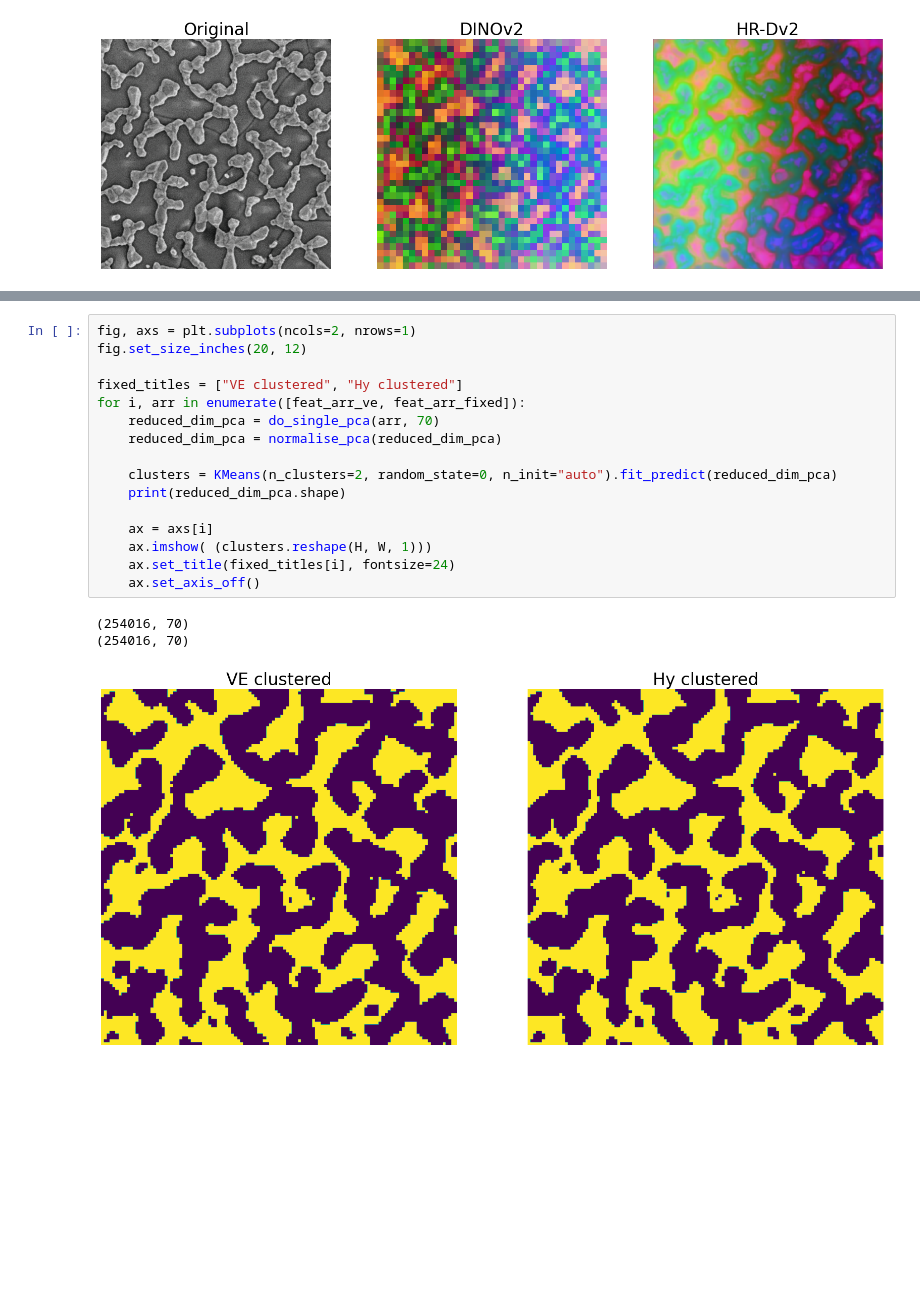
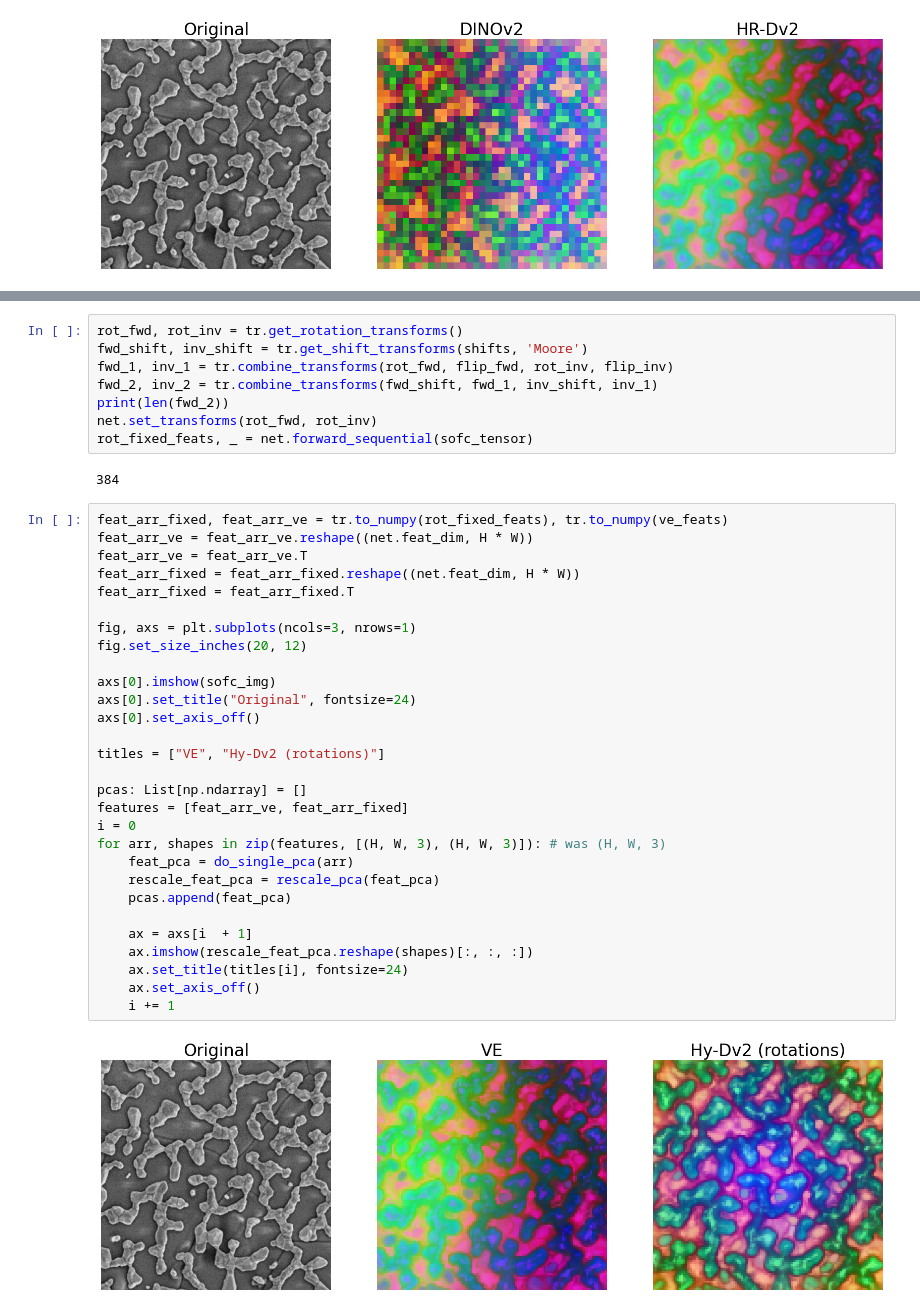
Before and after one commit to tldr-group/HR-Dv2, a Jupyter notebook: notebooks/microstructure.ipynb, the cells around one changed output, grey strips where cells are left out. Cells and saved outputs as stored; diff of their text form; blank space fills up the shorter version.

Commit message:
Added rotation transforms

```diff
--- a/notebooks/microstructure.ipynb
+++ b/notebooks/microstructure.ipynb
@@ -129,20 +123,41 @@ for arr, shapes in zip(features, [(H, W, 3), (H, W, 3)]): # was (H, W, 3)
-# %%
-fig, axs = plt.subplots(ncols=2, nrows=1)
-fig.set_size_inches(20, 12)
-
-fixed_titles = ["VE clustered", "Hy clustered"]
-for i, arr in enumerate([feat_arr_ve, feat_arr_fixed]):
-    reduced_dim_pca = do_single_pca(arr, 70)
-    reduced_dim_pca = normalise_pca(reduced_dim_pca)
-
-    clusters = KMeans(n_clusters=2, random_state=0, n_init="auto").fit_predict(reduced_dim_pca)
-    print(reduced_dim_pca.shape)
-
-    ax = axs[i]
-    ax.imshow( (clusters.reshape(H, W, 1)))
-    ax.set_title(fixed_titles[i], fontsize=24)
-    ax.set_axis_off()
-# %% [output]
-(254016, 70)
-(254016, 70)
-[figure, removed]
+# %%
+rot_fwd, rot_inv = tr.get_rotation_transforms()
+fwd_shift, inv_shift = tr.get_shift_transforms(shifts, 'Moore')
+fwd_1, inv_1 = tr.combine_transforms(rot_fwd, flip_fwd, rot_inv, flip_inv)
+fwd_2, inv_2 = tr.combine_transforms(fwd_shift, fwd_1, inv_shift, inv_1)
+print(len(fwd_2))
+net.set_transforms(rot_fwd, rot_inv)
+rot_fixed_feats, _ = net.forward_sequential(sofc_tensor)
+# %% [output]
+384
+# %%
+feat_arr_fixed, feat_arr_ve = tr.to_numpy(rot_fixed_feats), tr.to_numpy(ve_feats)
+feat_arr_ve = feat_arr_ve.reshape((net.feat_dim, H * W))
+feat_arr_ve = feat_arr_ve.T
+feat_arr_fixed = feat_arr_fixed.reshape((net.feat_dim, H * W))
+feat_arr_fixed = feat_arr_fixed.T
+
+fig, axs = plt.subplots(ncols=3, nrows=1)
+fig.set_size_inches(20, 12)
+
+axs[0].imshow(sofc_img)
+axs[0].set_title("Original", fontsize=24)
+axs[0].set_axis_off()
+
+titles = ["VE", "Hy-Dv2 (rotations)"]
+
+pcas: List[np.ndarray] = []
+features = [feat_arr_ve, feat_arr_fixed]
+i = 0
+for arr, shapes in zip(features, [(H, W, 3), (H, W, 3)]): # was (H, W, 3)
+    feat_pca = do_single_pca(arr)
+    rescale_feat_pca = rescale_pca(feat_pca)
+    pcas.append(feat_pca)
+
+    ax = axs[i  + 1]
+    ax.imshow(rescale_feat_pca.reshape(shapes)[:, :, :])
+    ax.set_title(titles[i], fontsize=24)
+    ax.set_axis_off()
+    i += 1
+# %% [output]
+[figure, added]
```
Also changed, not shown: parts of 7 cells of this notebook, 3 other files.
